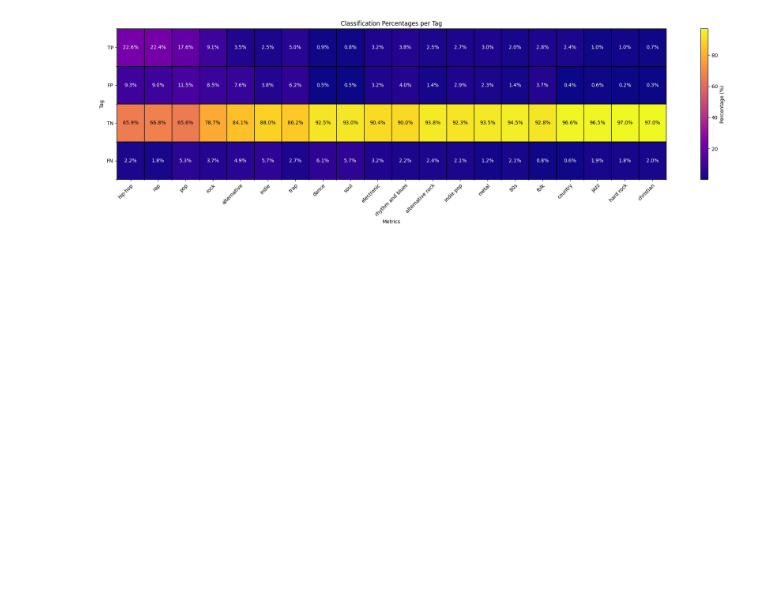
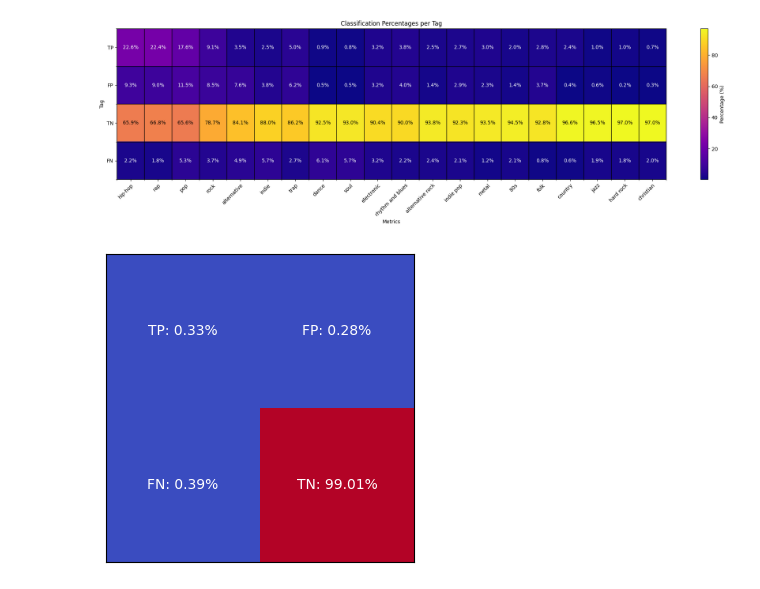
Before and after one commit to Aeolin/tag-me-up-last-fm, a Jupyter notebook: data_analysis.ipynb, the cells around one changed output. Saved outputs shown, nothing was run; the diff lists cells and outputs as text; code cells hidden in the pictures; blank space fills up the shorter version.

```diff
--- a/data_analysis.ipynb
+++ b/data_analysis.ipynb
@@ -28,10 +28,14 @@ import matplotlib.pyplot as plt
 import seaborn as sns
 import json
 import warnings
+from sklearn.metrics import confusion_matrix, ConfusionMatrixDisplay
 from tqdm import tqdm
 warnings.simplefilter(action='ignore', category=pd.errors.PerformanceWarning)
 
-plt.rcParams['text.usetex'] = False
+def dump_json(**kwargs):
+    for key, value in kwargs.items():
+        with open(f"{key}.json", 'wt', encoding='utf8') as outfile:
+            json.dump(value, outfile, indent=2)
 # %%
 def unfuck(prediction):
     fucked_index = prediction.find("}")
@@ -229,7 +254,7 @@ with open('confusion_matrix_per-tag.json', 'wt', encoding='utf8') as outfile:
 # %%
-confusion = pd.read_json('confusion_matrix_per-tag.json', orient='index')
+confusion = pd.read_json('confusion_matrix_index.json', orient='index')
 tag_counts_actual = pd.read_csv('tag_counts_actual.csv', index_col='Tag')
-confusion.drop(columns=['FN_songs', 'FP_songs'], inplace=True)
+confusion.drop(columns=['FN_songs', 'FP_songs', 'Accuracy', 'Specificity', 'F1', 'Precision', 'Recall'], inplace=True)
 
 sns.reset_orig()
 
@@ -278,0 +335,27 @@ plt.show()
+# %%
+
+
+def plot_heatmap(file, ax):
+    with open(file, 'rt', encoding='utf8') as infile:
+        data = json.load(infile)
+
+    matrix = np.array([[data['TP_P'], data['FP_P']],[data['FN_P'], data['TN_P']]])
+    cax = ax.imshow(matrix, cmap='coolwarm', interpolation='nearest')
+
+    # Adding text annotations
+    labels = [['TP', 'FP'], ['FN', 'TN']]
+    for (i, j), value in np.ndenumerate(matrix):
+        ax.text(j, i, f"{labels[i][j]}: {value*100:0.2f}%", ha='center', va='center', color='white')
+
+    ax.tick_params(axis='x', which='both', bottom=False, top=False, labelbottom=False)
+    ax.tick_params(axis='y', which='both', left=False, right=False, labelleft=False)
+
+fig, ax = plt.subplots(1)
+fig.set_figheight(4)
+fig.set_figwidth(4)
+
+plot_heatmap('confusion_all.json', ax)
+
+plt.show()
+# %% [output]
+[figure, added]
```
Also changed, not shown: parts of 3 cells of this notebook, 15 other files.
